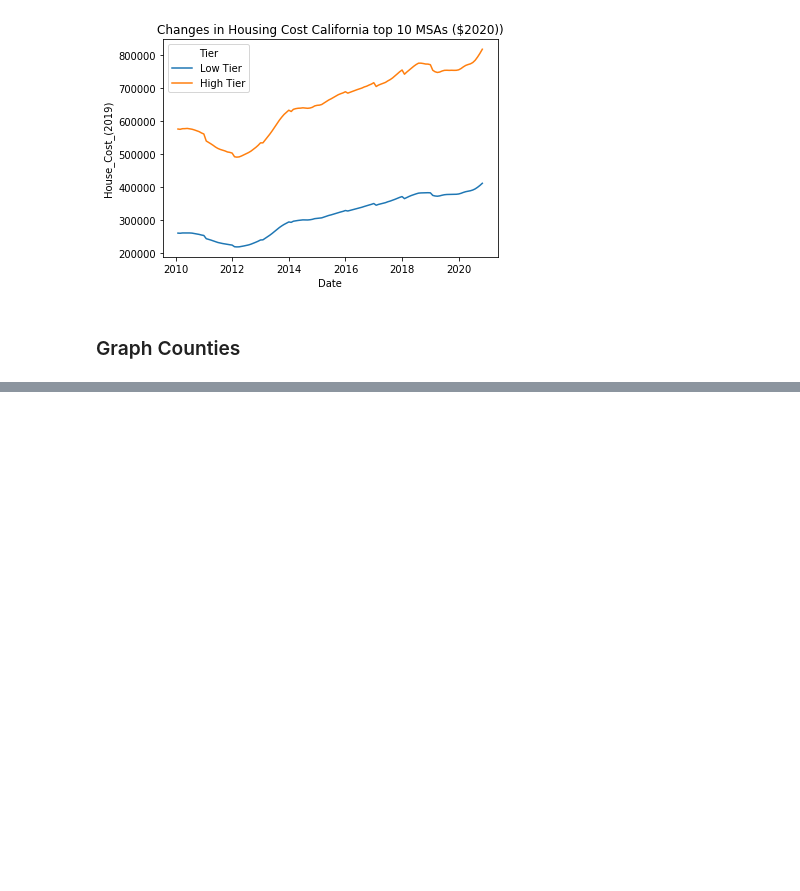
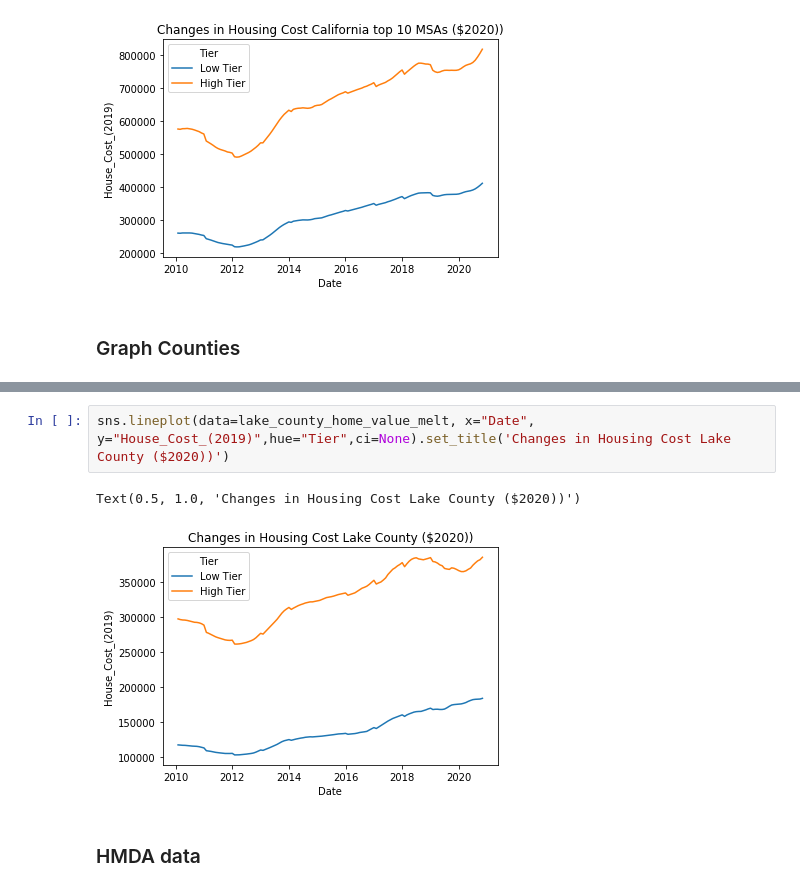
Before and after one commit to qunderriner/missing_middle_zillow, a Jupyter notebook: zillow_data_exploration_v2.ipynb, the cells around one changed output, grey strips where cells are left out. Drawn from its saved outputs; the diff is of its cells as text; blank space fills up the shorter version.

```diff
--- a/zillow_data_exploration_v2.ipynb
+++ b/zillow_data_exploration_v2.ipynb
@@ -116,0 +143,7 @@ Text(0.5, 1.0, 'Changes in Housing Cost California top 10 MSAs ($2020))')
+# %%
+sns.lineplot(data=lake_county_home_value_melt, x="Date", y="House_Cost_(2019)",hue="Tier",ci=None).set_title('Changes in Housing Cost Lake County ($2020))')
+# %% [output]
+Text(0.5, 1.0, 'Changes in Housing Cost Lake County ($2020))')
+[figure, added]
+# %% [markdown]
+### HMDA data
```
Also changed, not shown: parts of 19 cells of this notebook.
